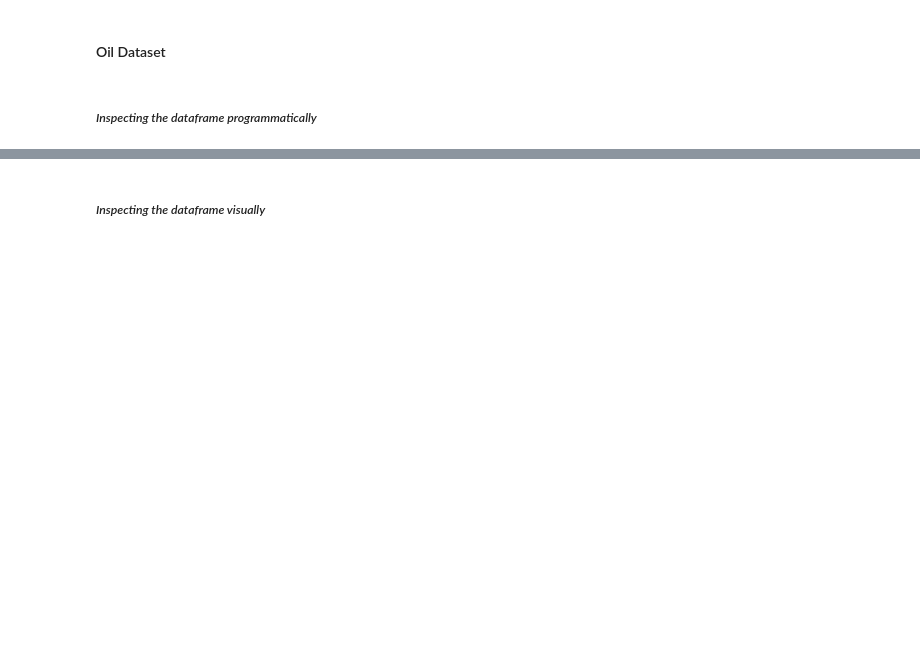
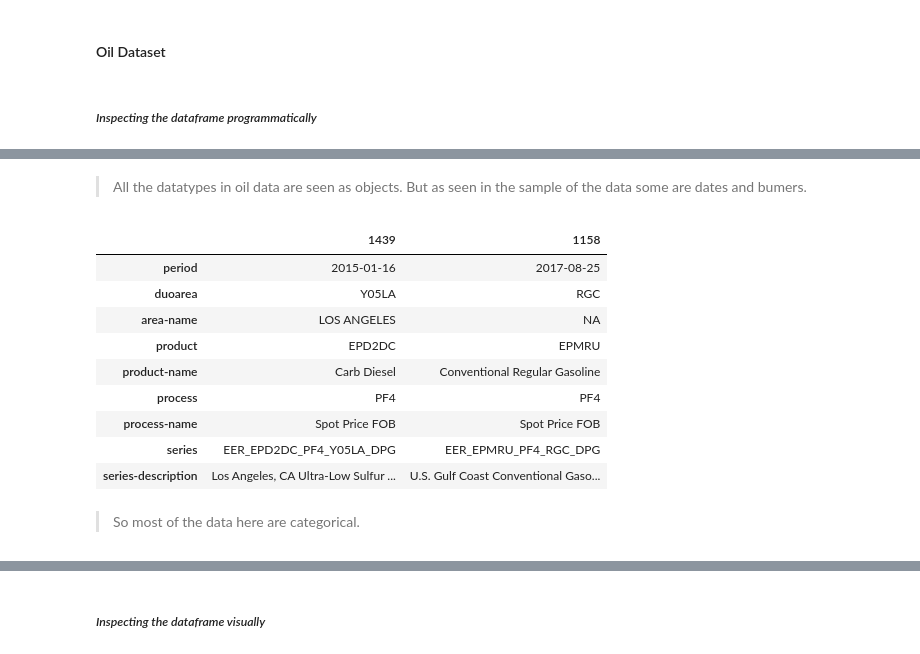
Before and after one commit to sondosaabed/Oil-vs-BigTech-stock-investigation, a Jupyter notebook: oil-bigTechCompanies-investigation.ipynb, the cells around one changed output, grey strips where cells are left out. Drawn from its saved outputs; the diff is of its cells as text; code cells hidden in the pictures; blank space fills up the shorter version.

```diff
--- a/oil-bigTechCompanies-investigation.ipynb
+++ b/oil-bigTechCompanies-investigation.ipynb
@@ -337,0 +391,17 @@ dtype: object
+# %% [markdown]
+> All the datatypes in oil data are seen as objects. But as seen in the sample of the data some are dates and bumers.
+# %%
+oil_data.sample(2).T
+# %% [output]
+|  | 1439 | 1158 |
+| period | 2015-01-16 | 2017-08-25 |
+| duoarea | Y05LA | RGC |
+| area-name | LOS ANGELES | NA |
+| product | EPD2DC | EPMRU |
+| product-name | Carb Diesel | Conventional Regular Gasoline |
+| process | PF4 | PF4 |
+| process-name | Spot Price FOB | Spot Price FOB |
+| series | EER_EPD2DC_PF4_Y05LA_DPG | EER_EPMRU_PF4_RGC_DPG |
+| series-description | Los Angeles, CA Ultra-Low Sulfur ... | U.S. Gulf Coast Conventional Gaso... |
+# %% [markdown]
+> So most of the data here are categorical.
```
Also changed, not shown: parts of 26 cells of this notebook.
